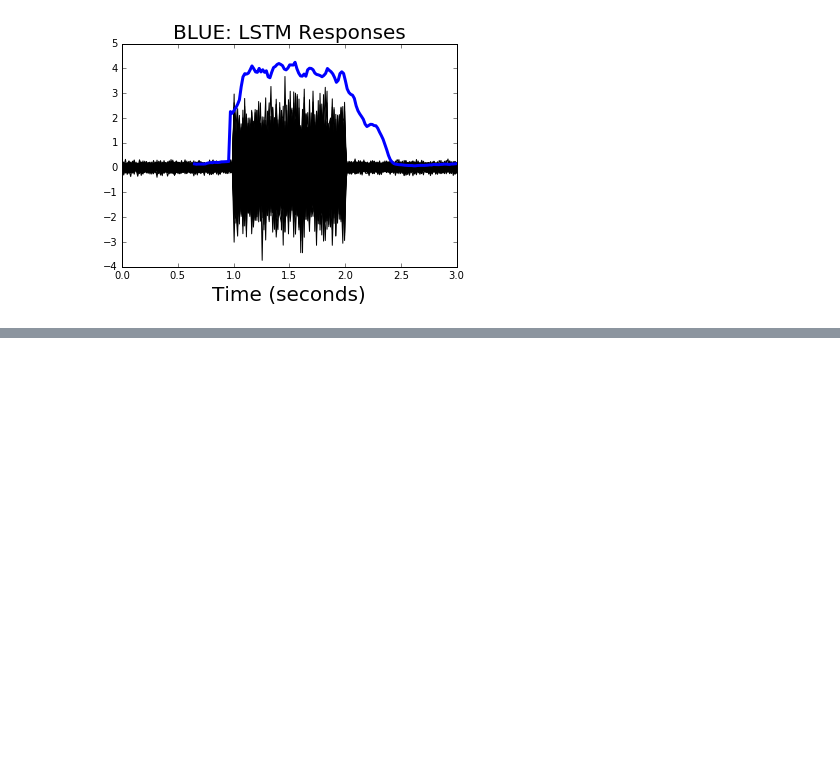
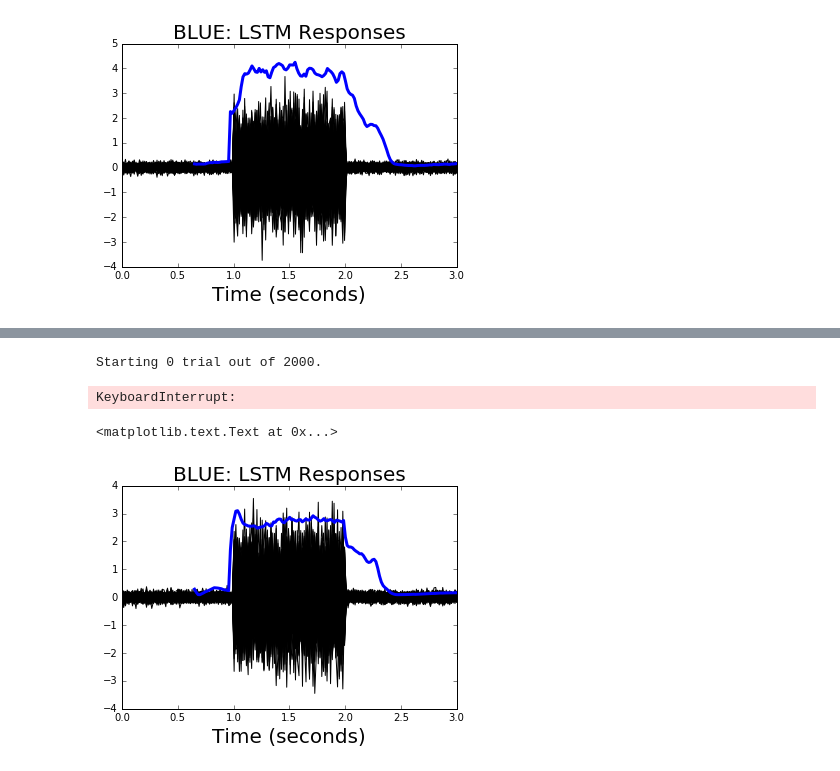
Before and after one commit to baccuslab/deep-retina, a Jupyter notebook: notebooks/LSTM_visualizations/LSTM visualizations.ipynb, the cells around one changed output, grey strips where cells are left out. Saved outputs shown, nothing was run; the diff lists cells and outputs as text; code cells hidden in the pictures; blank space fills up the shorter version.

Commit message:
Updated LSTM visualizations

```diff
--- a/notebooks/LSTM_visualizations/LSTM visualizations.ipynb
+++ b/notebooks/LSTM_visualizations/LSTM visualizations.ipynb
@@ -330,0 +337,7 @@ plt.title('BLUE: LSTM Responses', fontsize=20)
+# %%
+numTime = 152
+ntrials = 2000
+period = 1
+sample_rate = 100
+batch_size = 30
+lstm_responses = np.zeros((ntrials, numTime)) #since we technically have only 1 samples of 152 timesteps
@@ -330,0 +376,34 @@ plt.title('BLUE: LSTM Responses', fontsize=20)
+# %%
+for n in range(ntrials):
+    if n % 50 == 0:
+        print 'Starting %d trial out of %d.' %(n,ntrials)
+    stimulus = get_full_field_flicker()
+    predictions = model.predict(stimulus)
+    predictions = predictions[:, :, 4] #just get cell 4 responses
+    lstm_responses[n, :] = predictions.flatten()
+# %% [output]
+Starting 0 trial out of 2000.
+KeyboardInterrupt:
+# %%
+lstm_responses = pickle.load(open("cell4_multicell_lstm_responses.p", "rb"))
+# %%
+average_lstm_response = np.mean(lstm_responses, 0)
+# %%
+flicker_sequences = []
+for i in range(100):
+    flicker_sequence = np.hstack([low_contrast*np.random.randn(period*sample_rate),
+                               high_contrast*np.random.randn(period*sample_rate),
+                              low_contrast*np.random.randn(period*sample_rate)])
+    flicker_sequences.append(flicker_sequence)
+# %%
+# Plot multiple flicker sequences
+for flicker in flicker_sequences:
+    plt.plot(np.linspace(0,3,192), flicker, 'k')
+
+# Plot average LSTM response
+plt.plot(np.linspace(0.65,3,147), average_lstm_response[5:], 'b', linewidth=3)
+plt.xlabel('Time (seconds)', fontsize=20)
+plt.title('BLUE: LSTM Responses', fontsize=20)
+# %% [output]
+<matplotlib.text.Text at 0x...>
+[figure, added]
```
Also changed, not shown: parts of 5 cells of this notebook, 1 other file.
